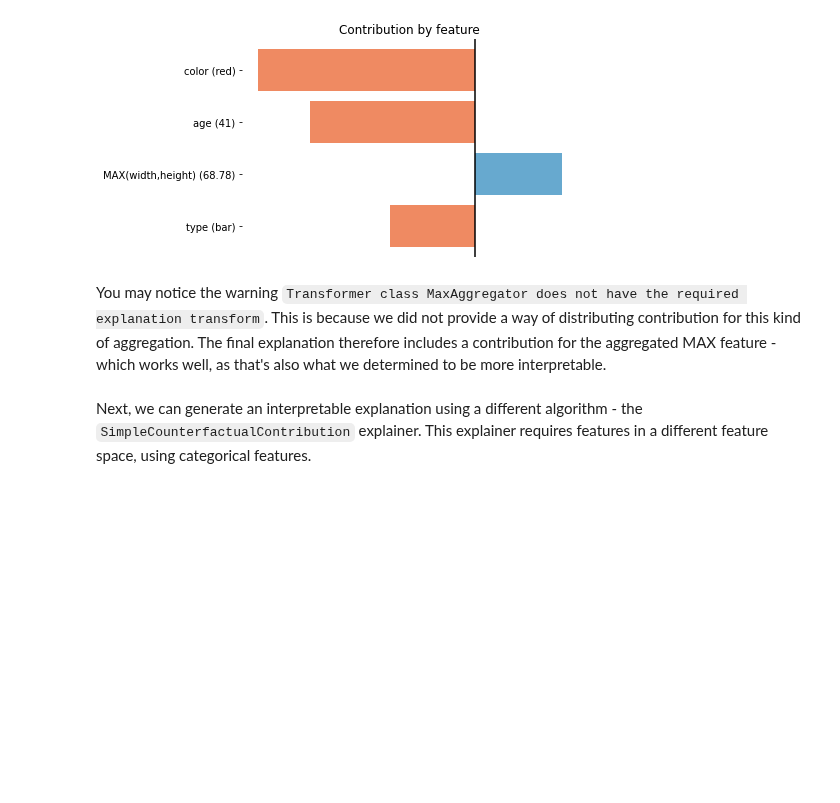
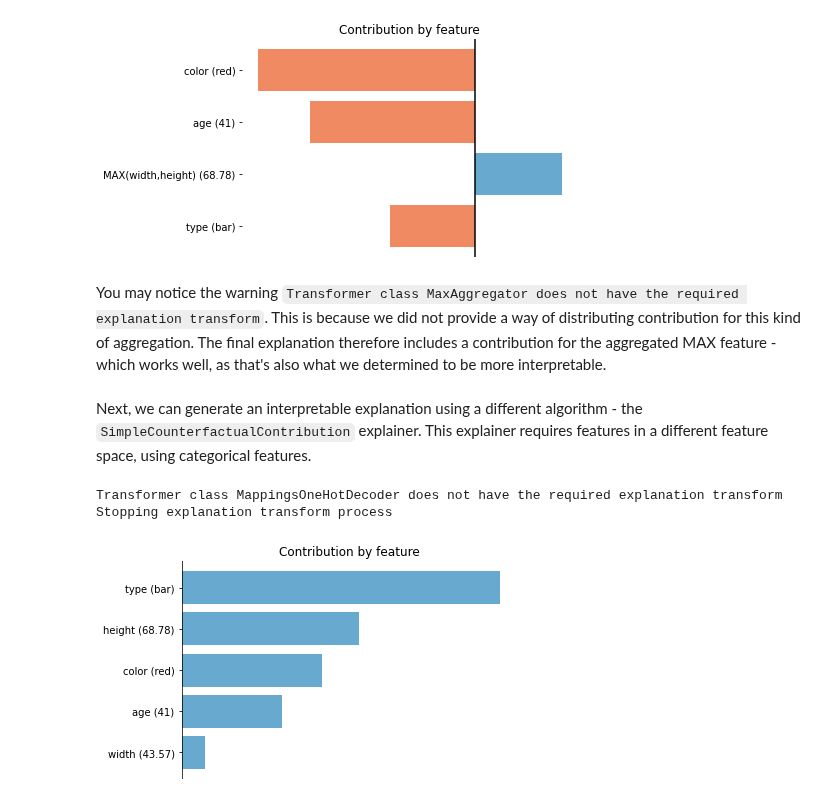
Before and after one commit to sibyl-dev/pyreal, a Jupyter notebook: tutorials/simple_four_spaces/simple_four_spaces_clean.ipynb, the cells around one changed output. Drawn from its saved outputs; the diff is of its cells as text; code cells hidden in the pictures; blank space fills up the shorter version.

```diff
--- a/tutorials/simple_four_spaces/simple_four_spaces_clean.ipynb
+++ b/tutorials/simple_four_spaces/simple_four_spaces_clean.ipynb
@@ -189,4 +191,23 @@ Transformer class MaxAggregator does not have the required explanation transform
 You may notice the warning `Transformer class MaxAggregator does not have the required explanation transform`. This is because we did not provide a way of distributing contribution for this kind of aggregation. The final explanation therefore includes a contribution for the aggregated MAX feature - which works well, as that's also what we determined to be more interpretable.
 # %% [markdown]
 Next, we can generate an interpretable explanation using a different algorithm - the `SimpleCounterfactualContribution` explainer. This explainer requires features in a different feature space, using categorical features.
+# %%
+from pyreal.explainers import SimpleCounterfactualContribution
+
+typeEncoder = OneHotEncoder(columns = ["type"])
+fit_transformers([typeDecoder, typeEncoder], X_orig)
+
+explainer = SimpleCounterfactualContribution(model, X_orig,
+                                             e_transformers=[typeDecoder],
+                                             m_transformers=[typeEncoder, maxAggregator, colorTransformer, colorEncoder, featureSelect],
+                                             i_transformers=[typeDecoder, colorTransformer],
+                                             fit_on_init=True)
+
+explanation = explainer.produce(X_orig.iloc[0:1])
+X_interpret = explainer.convert_data_to_interpretable(X_orig.iloc[0:1])
+visualize.plot_top_contributors(explanation, select_by="absolute", values=X_interpret.iloc[0])
+# %% [output]
+Transformer class MappingsOneHotDecoder does not have the required explanation transform
+Stopping explanation transform process
+[figure, added]
 # %%
```
Also changed, not shown: parts of 7 cells of this notebook, 3 other files.
